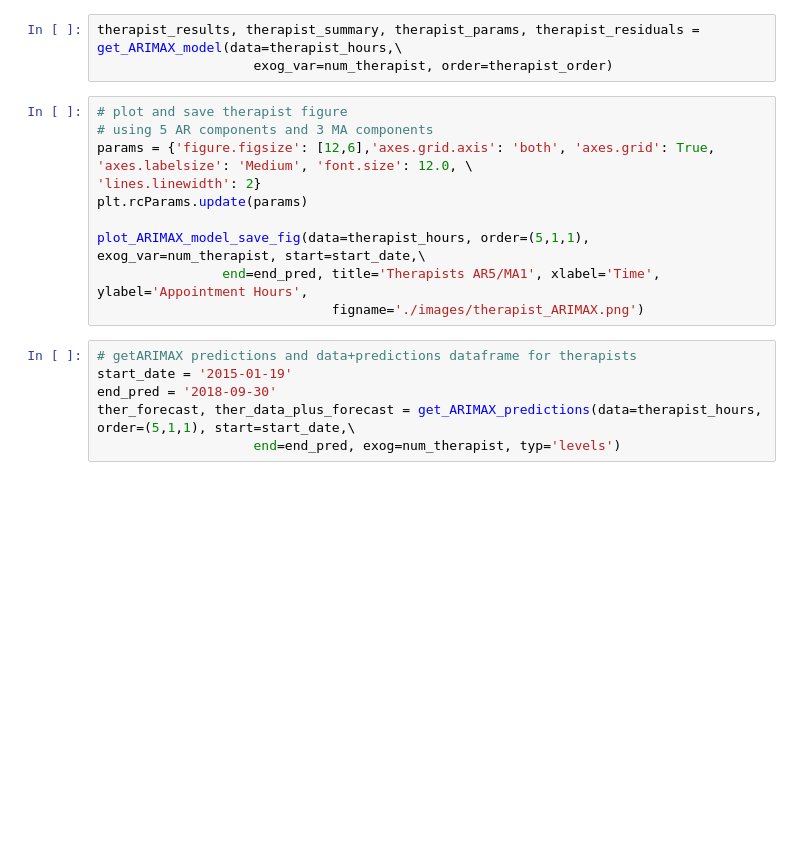
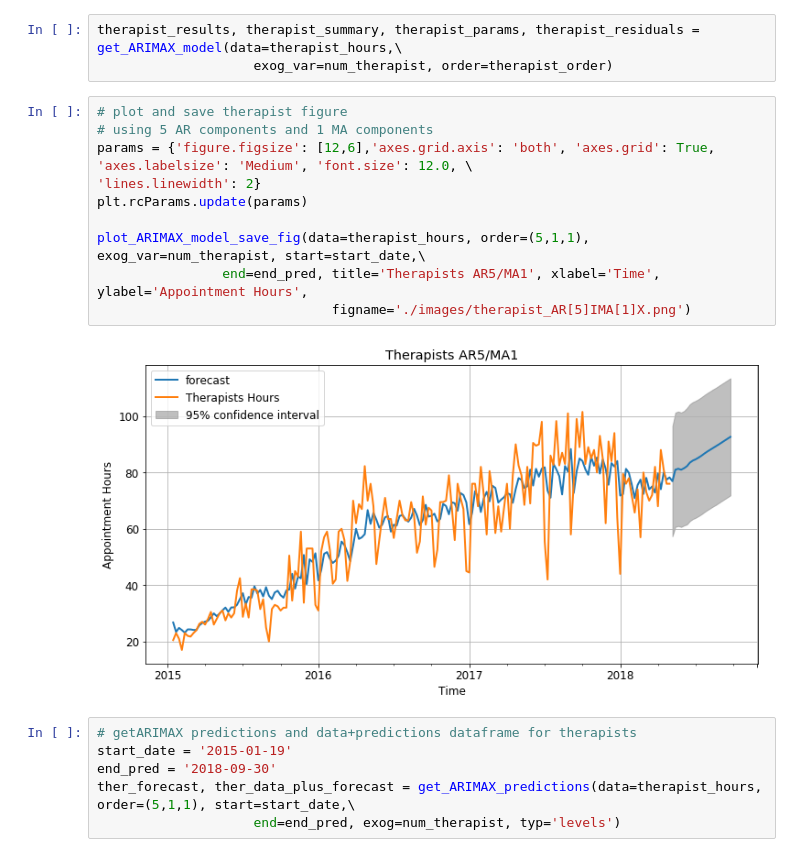
Before and after one commit to nicolemhfarley/capstone, a Jupyter notebook: ARIMAX.ipynb, the cells around one changed output. Saved outputs shown, nothing was run; the diff lists cells and outputs as text; blank space fills up the shorter version.

```diff
--- a/ARIMAX.ipynb
+++ b/ARIMAX.ipynb
@@ -419,14 +695,16 @@ therapist_results, therapist_summary, therapist_params, therapist_residuals = ge
                     exog_var=num_therapist, order=therapist_order)
 # %%
 # plot and save therapist figure
-# using 5 AR components and 3 MA components
+# using 5 AR components and 1 MA components
 params = {'figure.figsize': [12,6],'axes.grid.axis': 'both', 'axes.grid': True, 'axes.labelsize': 'Medium', 'font.size': 12.0, \
 'lines.linewidth': 2}
 plt.rcParams.update(params)
 
 plot_ARIMAX_model_save_fig(data=therapist_hours, order=(5,1,1), exog_var=num_therapist, start=start_date,\
                 end=end_pred, title='Therapists AR5/MA1', xlabel='Time', ylabel='Appointment Hours',
-                              figname='./images/therapist_ARIMAX.png')
+                              figname='./images/therapist_AR[5]IMA[1]X.png')
+# %% [output]
+[figure, added]
 # %%
 # getARIMAX predictions and data+predictions dataframe for therapists
 start_date = '2015-01-19'
```
Also changed, not shown: parts of 38 cells of this notebook, 9 other files.
